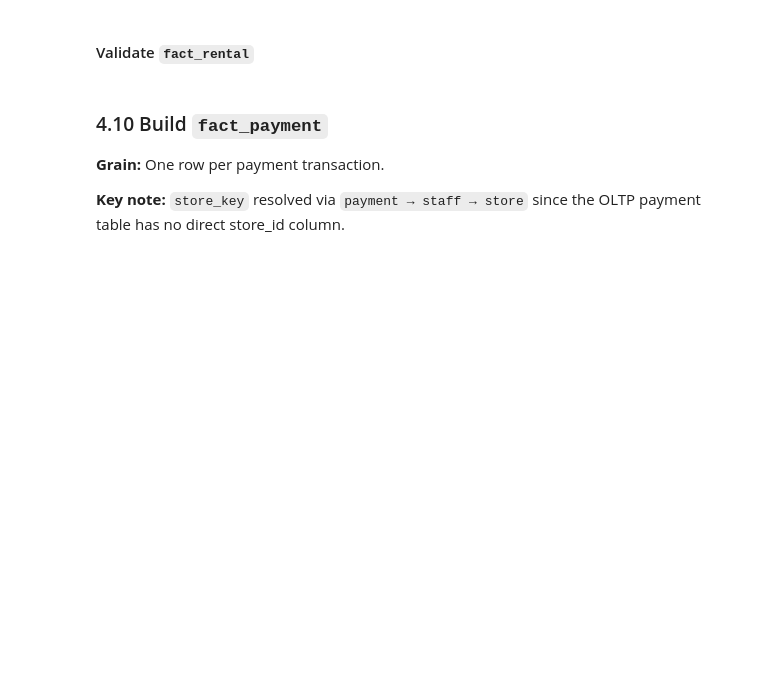
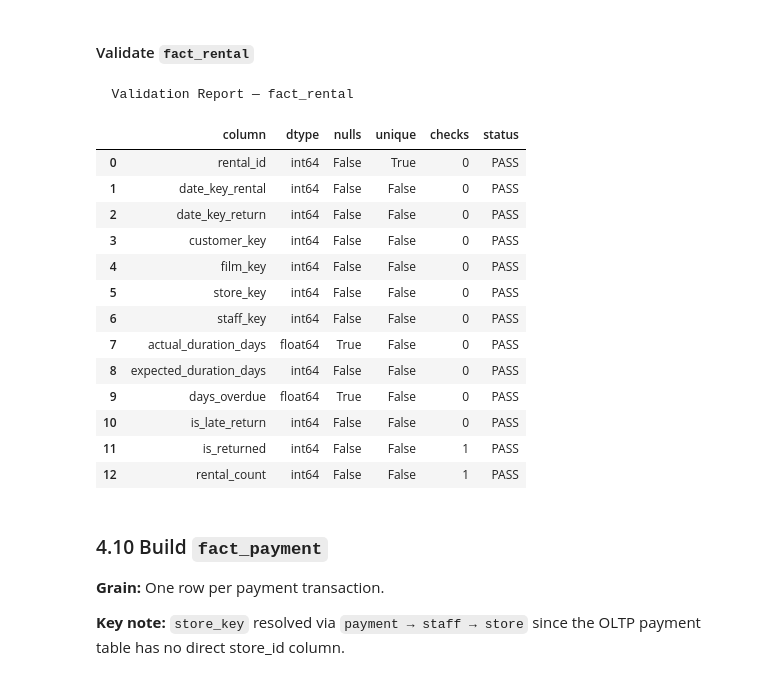
Before and after one commit to AboodJamal/movie-rental-data-warehouse, a Jupyter notebook: ETL_MovieRental_DW.ipynb, the cells around one changed output. Saved outputs shown, nothing was run; the diff lists cells and outputs as text; code cells hidden in the pictures; blank space fills up the shorter version.

```diff
--- a/ETL_MovieRental_DW.ipynb
+++ b/ETL_MovieRental_DW.ipynb
@@ -421,21 +449,24 @@ Join `film` → `language` (twice: primary + original language).
 - Fill NULL ratings → `"Unrated"`
 - Generate surrogate key `film_key`
 # %%
-# ── Join language twice (primary + original) ────────────────────────────────
+# ── Join language twice (primary + original) ────────────────────────────────────────────
 lang_primary  = language_df[["language_id", "name"]].rename(columns={"name": "language"})
 lang_original = language_df[["language_id", "name"]].rename(
     columns={"language_id": "original_language_id", "name": "original_language"}
 )
 
+# original_language_id reads as object when all rows are NULL in the source DB;
+# coerce to numeric so it matches lang_original's int64 key.
 dim_film_df = (
-    film_df
+    film_df.assign(
+        original_language_id=pd.to_numeric(film_df["original_language_id"], errors="coerce")
+    )
     .merge(lang_primary , on="language_id"         , how="left")
     .merge(lang_original, on="original_language_id", how="left")
 )
 
 dim_film_df["title"]             = dim_film_df["title"].str.strip().str.title()
 dim_film_df["language"]          = dim_film_df["language"].fillna("Unknown")
-dim_film_df["original_language"] = dim_film_df["original_language"].fillna(None)
 dim_film_df["rating"]            = dim_film_df["rating"].fillna("Unrated")
 dim_film_df["description"]       = dim_film_df["description"].fillna("")
 dim_film_df["special_features"]  = dim_film_df["special_features"].fillna("")
@@ -689,7 +820,7 @@ rental_enriched["date_key_rental"]  = (rental_enriched["rental_date_parsed"]
                                         .dt.date.astype(str).map(date_lookup))
 rental_enriched["date_key_return"]  = (rental_enriched["return_date_parsed"]
                                         .dt.date.astype(str).map(date_lookup)
-                                        .fillna(-1).astype(int))
+                                        .fillna(-1).astype("int64"))
 rental_enriched["customer_key"]     = rental_enriched["customer_id"].map(customer_lookup)
 rental_enriched["film_key"]         = rental_enriched["film_id"].map(film_lookup)
 rental_enriched["store_key"]        = rental_enriched["store_id"].map(store_lookup)
@@ -708,9 +839,9 @@ rental_enriched["days_overdue"]           = (
 )
 rental_enriched["is_late_return"]         = (
     (rental_enriched["actual_duration_days"] > rental_enriched["expected_duration_days"])
-    .astype("Int64")
+    .astype("int64")
 )
-rental_enriched["is_returned"]            = rental_enriched["return_date"].notna().astype(int)
+rental_enriched["is_returned"]            = rental_enriched["return_date"].notna().astype("int64")
 rental_enriched["rental_count"]           = 1
 
 # ── Select final columns ─────────────────────────────────────────────────────
@@ -736,23 +878,39 @@ display(fact_rental_df.head())
 # %%
 fact_rental_schema = pa.DataFrameSchema({
     "rental_id"             : pa.Column(int,   nullable=False, unique=True),
-    "date_key_rental"       : pa.Column(float, nullable=False),
+    "date_key_rental"       : pa.Column(int,   nullable=False),
     "date_key_return"       : pa.Column(int,   nullable=False),
-    "customer_key"          : pa.Column(float, nullable=False),
-    "film_key"              : pa.Column(float, nullable=False),
-    "store_key"             : pa.Column(float, nullable=False),
-    "staff_key"             : pa.Column(float, nullable=False),
+    "customer_key"          : pa.Column(int,   nullable=False),
+    "film_key"              : pa.Column(int,   nullable=False),
+    "store_key"             : pa.Column(int,   nullable=False),
+    "staff_key"             : pa.Column(int,   nullable=False),
     "actual_duration_days"  : pa.Column(float, nullable=True),
-    "expected_duration_days": pa.Column(float, nullable=True),
+    "expected_duration_days": pa.Column(int,   nullable=True),
     "days_overdue"          : pa.Column(float, nullable=True),
-    "is_late_return"        : pa.Column(object,nullable=True),
+    "is_late_return"        : pa.Column(int,   nullable=False),
     "is_returned"           : pa.Column(int,   nullable=False,
                                 checks=pa.Check.isin([0, 1])),
     "rental_count"          : pa.Column(int,   nullable=False,
                                 checks=pa.Check.equal_to(1)),
-})
+}, coerce=True)
 
 validate(fact_rental_schema, fact_rental_df, "fact_rental")
+# %% [output]
+  Validation Report — fact_rental
+|  | column | dtype | nulls | unique | checks | status |
+| 0 | rental_id | int64 | False | True | 0 | PASS |
+| 1 | date_key_rental | int64 | False | False | 0 | PASS |
+| 2 | date_key_return | int64 | False | False | 0 | PASS |
+| 3 | customer_key | int64 | False | False | 0 | PASS |
+| 4 | film_key | int64 | False | False | 0 | PASS |
+| 5 | store_key | int64 | False | False | 0 | PASS |
+| 6 | staff_key | int64 | False | False | 0 | PASS |
+| 7 | actual_duration_days | float64 | True | False | 0 | PASS |
+| 8 | expected_duration_days | int64 | False | False | 0 | PASS |
+| 9 | days_overdue | float64 | True | False | 0 | PASS |
+| 10 | is_late_return | int64 | False | False | 0 | PASS |
+| 11 | is_returned | int64 | False | False | 1 | PASS |
+| 12 | rental_count | int64 | False | False | 1 | PASS |
 # %% [markdown]
 ### 4.10 Build `fact_payment`
 **Grain:** One row per payment transaction.
```
Also changed, not shown: parts of 38 cells of this notebook.
